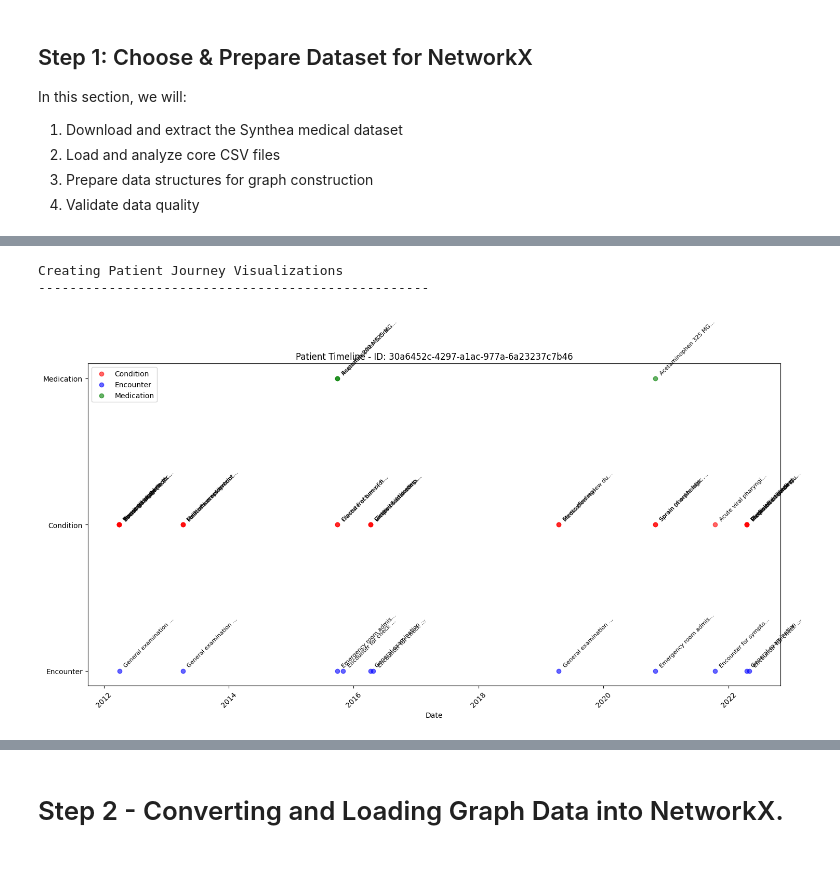
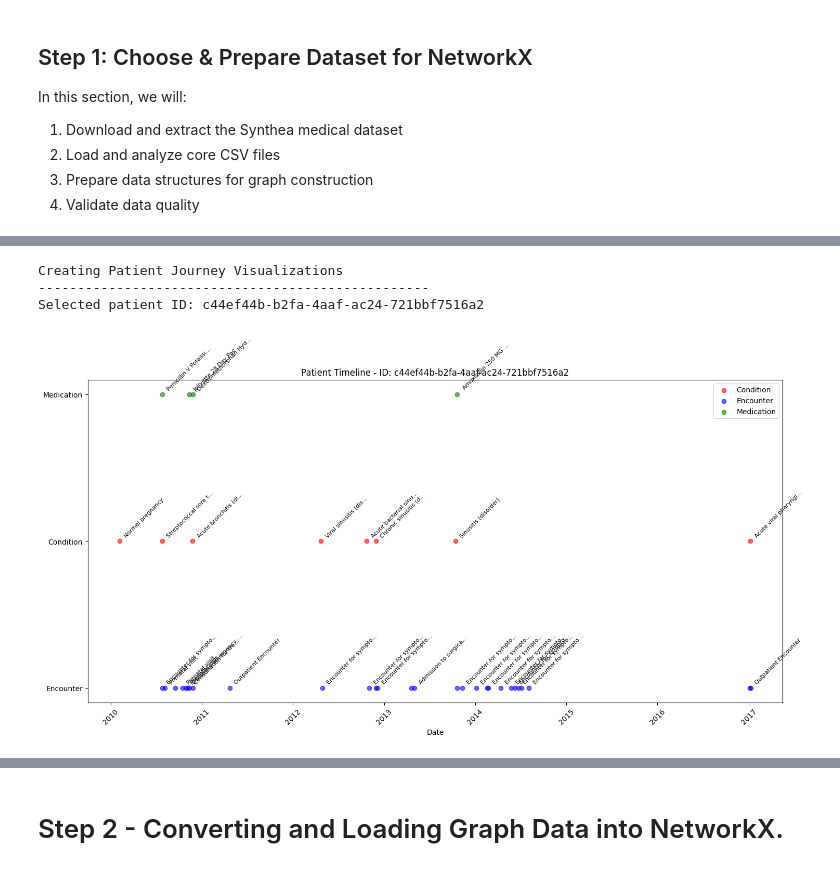
Before and after one commit to ajitonelsonn/H_ArngoDB, a Jupyter notebook: STEPS_MedGraph_Navigator_Patient_Journey_&_Risk_Analytics_Platform.ipynb, the cells around one changed output, grey strips where cells are left out. Cells and saved outputs as stored; diff of their text form; code cells hidden in the pictures.

```diff
--- a/STEPS_MedGraph_Navigator_Patient_Journey_&_Risk_Analytics_Platform.ipynb
+++ b/STEPS_MedGraph_Navigator_Patient_Journey_&_Risk_Analytics_Platform.ipynb
@@ -72,7 +72,10 @@ from zipfile import ZipFile
 from io import BytesIO
 import re
 import seaborn as sns
-
+from tqdm import tqdm
+import random
+from concurrent.futures import ThreadPoolExecutor
+import math
 from collections import defaultdict
 
 # AI and Graph Components
@@ -83,9 +86,9 @@ from langchain_community.graphs import ArangoGraph
 from langchain_community.chains.graph_qa.arangodb import ArangoGraphQAChain
 
 # 7. Configure ArangoDB Cloud connection
-ARANGODB_URL = "https://xxxxx.arangodb.cloud:8529"
-ARANGODB_USER = "xxxx"
-ARANGODB_PASSWORD = "xxxx"
+ARANGODB_URL = "https://xxxx.arangodb.cloud:8529"
+ARANGODB_USER = "root"
+ARANGODB_PASSWORD = "3SnnfxxxxeGiyV"
 
 
 # Initialize ArangoDB client
@@ -100,7 +103,7 @@ except Exception as e:
     print("Connection failed:", str(e))
 
 # 8. Configure Together AI
-os.environ["TOGETHER_API_KEY"] = "xxxxxx"
+os.environ["TOGETHER_API_KEY"] = "915970xxxxxa0bf191bad34"
 together_client = Together()
 
 # Print setup completion
@@ -173,15 +216,12 @@ CORE_FILES = {
     'conditions': 'synthea_data/conditions.csv',
     'medications': 'synthea_data/medications.csv',
     'procedures': 'synthea_data/procedures.csv',
-    'providers': 'synthea_data/providers.csv',
-    'organizations': 'synthea_data/organizations.csv',
 
     # Risk and journey analysis data
     'observations': 'synthea_data/observations.csv',
     'allergies': 'synthea_data/allergies.csv',
     'immunizations': 'synthea_data/immunizations.csv',
-    'careplans': 'synthea_data/careplans.csv',
-    'imaging_studies': 'synthea_data/imaging_studies.csv'
+    'careplans': 'synthea_data/careplans.csv'
 }
 
 print("\nCore medical files defined:")
@@ -447,68 +515,64 @@ print("-" * 50)
 # Create directory if it doesn't exist
 os.makedirs('processed_data', exist_ok=True)
 
-def visualize_patient_timeline(dataframes, patient_id=None):
+def visualize_patient_timeline(dataframes, patient_id=None, sample_size=1000):
     """Create timeline visualization for a patient's medical journey"""
     try:
         if patient_id is None:
-            # Get first patient ID if none specified
-            patient_id = dataframes['patients']['Id'].iloc[0]
+            # Get a valid patient ID by checking encounters
+            valid_patients = dataframes['encounters']['PATIENT'].unique()
+            patient_id = valid_patients[0]
+            print(f"Selected patient ID: {patient_id}")
 
-        # Collect all events for the patient
+        # Collect all events for the patient (with sampling for large datasets)
         events = []
 
-        # Encounters
+        # Encounters - sample if too many
         encounters = dataframes['encounters'][dataframes['encounters']['PATIENT'] == patient_id]
         if not encounters.empty:
+            encounters = encounters.sample(min(len(encounters), sample_size)) if len(encounters) > sample_size else encounters
             for _, row in encounters.iterrows():
                 try:
-                    # Convert to timezone-naive datetime with error handling
-                    date = pd.to_datetime(row['START'])
+                    date = pd.to_datetime(row['DATE'])
                     if pd.notnull(date):
-                        date = date.tz_localize(None)
                         events.append({
-                            'date': date,
+                            'date': date.tz_localize(None) if date.tz is not None else date,
                             'type': 'Encounter',
                             'description': row['DESCRIPTION']
                         })
                 except Exception as e:
-                    print(f"Error processing encounter: {str(e)}")
                     continue
 
-        # Conditions
+        # Conditions - sample if too many
         conditions = dataframes['conditions'][dataframes['conditions']['PATIENT'] == patient_id]
         if not conditions.empty:
+            conditions = conditions.sample(min(len(conditions), sample_size)) if len(conditions) > sample_size else conditions
             for _, row in conditions.iterrows():
                 try:
-                    # Convert to timezone-naive datetime with error handling
                     date = pd.to_datetime(row['START'])
                     if pd.notnull(date):
-                        date = date.tz_localize(None)
                         events.append({
-                            'date': date,
+                            'date': date.tz_localize(None) if date.tz is not None else date,
                             'type': 'Condition',
                             'description': row['DESCRIPTION']
                         })
                 except Exception as e:
-                    print(f"Error processing condition: {str(e)}")
                     continue
 
-        # Medications
+        # Medications - sample if too many
         medications = dataframes['medications'][dataframes['medications']['PATIENT'] == patient_id]
         if not medications.empty:
+            medications = medications.sample(min(len(medications), sample_size)) if len(medications) > sample_size else medications
             for _, row in medications.iterrows():
                 try:
-                    # Convert to timezone-naive datetime with error handling
                     date = pd.to_datetime(row['START'])
                     if pd.notnull(date):
-                        date = date.tz_localize(None)
                         events.append({
-                            'date': date,
+                            'date': date.tz_localize(None) if date.tz is not None else date,
                             'type': 'Medication',
                             'description': row['DESCRIPTION']
                         })
                 except Exception as e:
-                    print(f"Error processing medication: {str(e)}")
                     continue
 
         # Convert to DataFrame and sort
@@ -533,8 +597,11 @@ def visualize_patient_timeline(dataframes, patient_id=None):
                        c=colors[event_type],
                        alpha=0.6)
 
-            # Add event descriptions as annotations with error handling
-            for _, row in group.iterrows():
+            # Add annotations for a sample of events to avoid overcrowding
+            sample_size = min(20, len(group))
+            sampled_rows = group.sample(sample_size) if len(group) > sample_size else group
+
+            for _, row in sampled_rows.iterrows():
                 try:
                     description = row['description']
                     if pd.notnull(description):
@@ -545,7 +612,6 @@ def visualize_patient_timeline(dataframes, patient_id=None):
                                     xytext=(5, 5), textcoords='offset points',
                                     fontsize=8, rotation=45)
                 except Exception as e:
-                    print(f"Error adding annotation: {str(e)}")
                     continue
 
         plt.yticks(list(y_positions.values()), list(y_positions.keys()))
@@ -553,33 +619,34 @@ def visualize_patient_timeline(dataframes, patient_id=None):
         plt.xlabel('Date')
         plt.xticks(rotation=45)
         plt.legend()
 
         plt.tight_layout()
-        plt.savefig(f'processed_data/patient_timeline_{patient_id}.png')
+        plt.savefig(f'processed_data/patient_timeline_{patient_id[:8]}.png')  # Using first 8 chars of ID
         plt.show()
         plt.close()
 
         print(f"Successfully created timeline with {len(events_df)} events for patient {patient_id}")
         return events_df
 
     except Exception as e:
         print(f"Error creating timeline: {str(e)}")
-        plt.close()  # Ensure figure is closed even if error occurs
+        plt.close()
         return None
 
 # Create sample timeline and display summary
 try:
     sample_timeline = visualize_patient_timeline(dataframes)
     if sample_timeline is not None:
         print("\nTimeline Summary:")
         print("Events by type:")
         print(sample_timeline['type'].value_counts())
         print("\nDate range:")
         print(f"Start: {sample_timeline['date'].min()}")
         print(f"End: {sample_timeline['date'].max()}")
 except Exception as e:
     print(f"Error in timeline creation and summary: {str(e)}")
 # %% [output]
 Creating Patient Journey Visualizations
 --------------------------------------------------
+Selected patient ID: c44ef44b-b2fa-4aaf-ac24-721bbf7516a2
-[figure, old version]
+[figure, new version]
```
Also changed, not shown: parts of 40 cells of this notebook.
